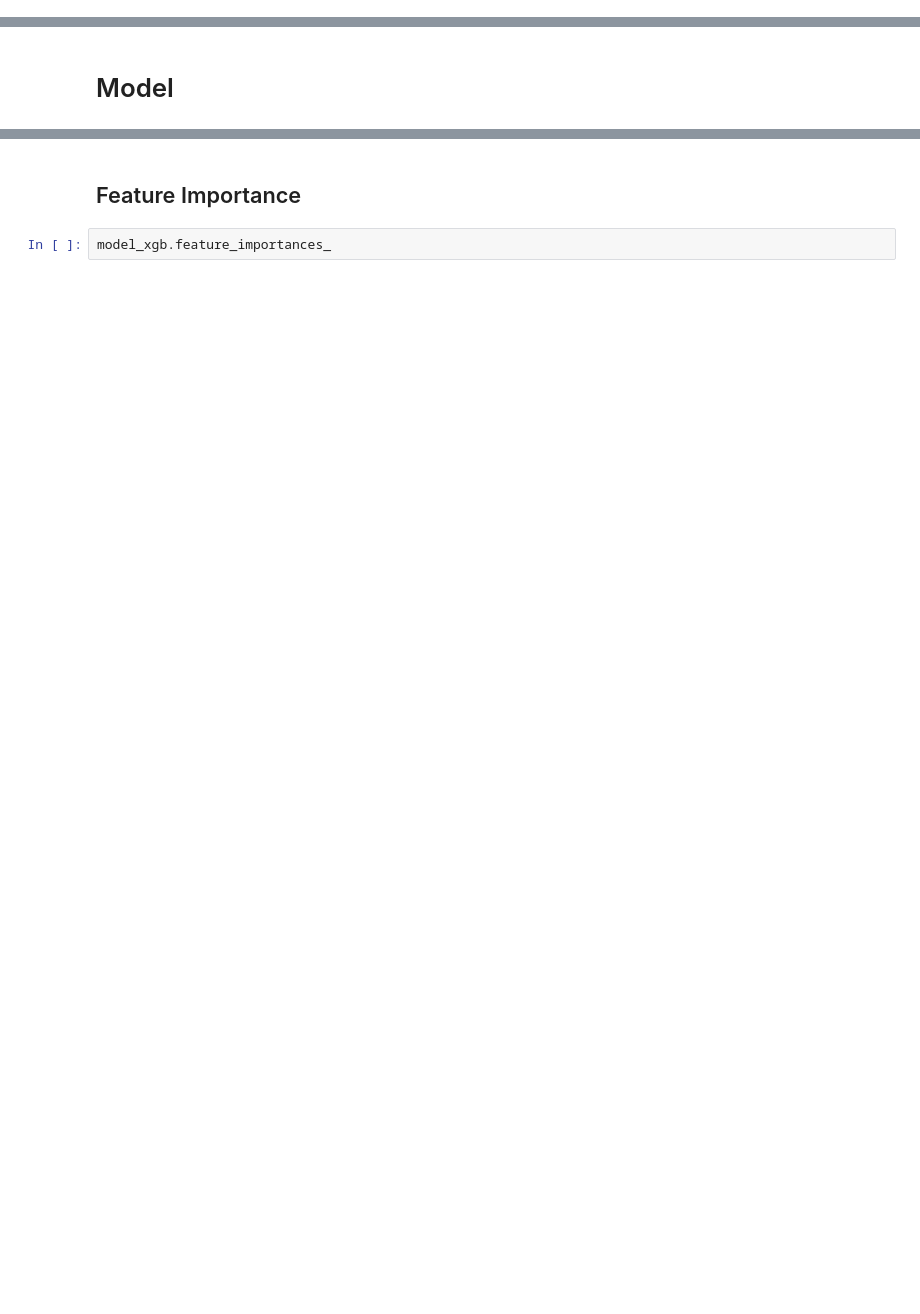
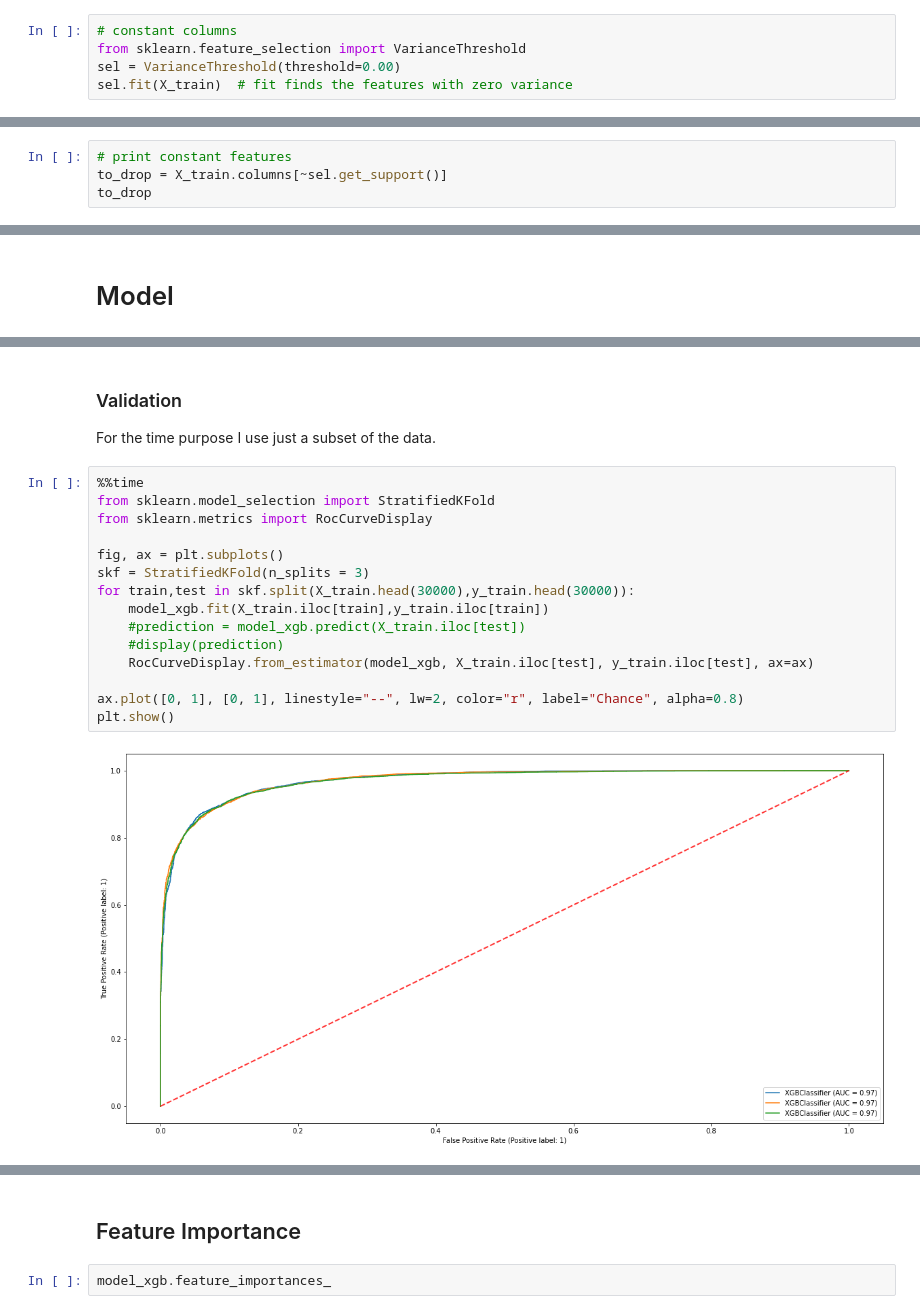
Before and after one commit to Kanaliha/Kaggle, a Jupyter notebook: Competitions/tabular-playground-series-may-2022/tps-may22.ipynb, the cells around one changed output, grey strips where cells are left out. Saved outputs shown, nothing was run; the diff lists cells and outputs as text; blank space fills up the shorter version.

```diff
--- a/Competitions/tabular-playground-series-may-2022/tps-may22.ipynb
+++ b/Competitions/tabular-playground-series-may-2022/tps-may22.ipynb
@@ -91,0 +100,5 @@ Name: target, Length: 900000, dtype: int64
+# %%
+# constant columns
+from sklearn.feature_selection import VarianceThreshold
+sel = VarianceThreshold(threshold=0.00)
+sel.fit(X_train)  # fit finds the features with zero variance
@@ -91,0 +107,4 @@ Name: target, Length: 900000, dtype: int64
+# %%
+# print constant features
+to_drop = X_train.columns[~sel.get_support()]
+to_drop
@@ -93,0 +151,21 @@ Name: target, Length: 900000, dtype: int64
+# %% [markdown]
+### Validation
+
+For the time purpose I use just a subset of the data.
+# %%
+%%time
+from sklearn.model_selection import StratifiedKFold
+from sklearn.metrics import RocCurveDisplay
+
+fig, ax = plt.subplots()
+skf = StratifiedKFold(n_splits = 3)
+for train,test in skf.split(X_train.head(30000),y_train.head(30000)):
+    model_xgb.fit(X_train.iloc[train],y_train.iloc[train])
+    #prediction = model_xgb.predict(X_train.iloc[test])
+    #display(prediction)
+    RocCurveDisplay.from_estimator(model_xgb, X_train.iloc[test], y_train.iloc[test], ax=ax)
+
+ax.plot([0, 1], [0, 1], linestyle="--", lw=2, color="r", label="Chance", alpha=0.8)
+plt.show()
+# %% [output]
+[figure, added]
```
Also changed, not shown: parts of 19 cells of this notebook.
